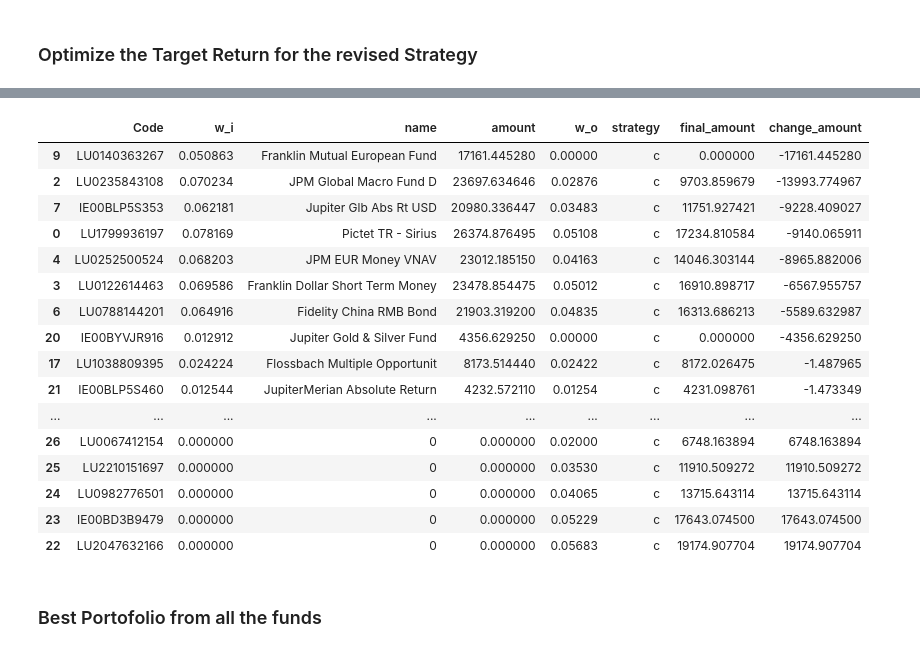
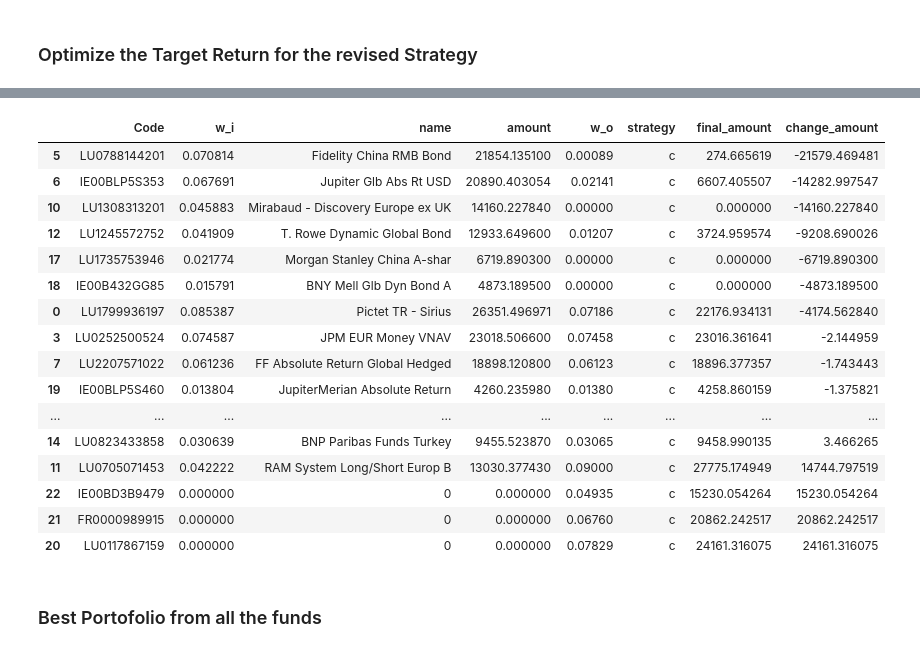
Before and after one commit to mario-s-duarte/funds-1, a Jupyter notebook: research_all_funds.ipynb, the cells around one changed output, grey strips where cells are left out. Cells and saved outputs as stored; diff of their text form; code cells hidden in the pictures.

```diff
--- a/research_all_funds.ipynb
+++ b/research_all_funds.ipynb
@@ -250,7 +259,7 @@ cvxpy.installed_solvers()
 # %% [markdown]
 ### Parameters
 # %%
-risk_free_rate = 0.0275
+risk_free_rate = 0.03
 last_n = 20
 cov_n = 130
 
@@ -327,13 +335,0 @@ if len(df_portofolio_x[df_portofolio_x['Total Signal']<0].index):
-# %%
-#####  Portofolio current weigths and performance
-
-print("### Period = {} ".format(df_quotes.index[-last_n]))
-mu = mean_historical_return(df_quotes[df_portofolio.index][-last_n:])
-S = CovarianceShrinkage(df_quotes[df_portofolio.index][-cov_n:]).ledoit_wolf()
-ef = EfficientFrontier(mu, S, solver='SCS')
-weights = df_portofolio["Amount EUR"] / df_portofolio["Amount EUR"].sum()
-ef.set_weights(weights)
-dfi = pd.DataFrame({'w':weights,'name':df_portofolio['Nome'], 'amount':df_portofolio["Amount EUR"]}).reset_index().sort_values(by='w',ascending=False)
-#print(dfi)
-print("### Curent Performance")
-ef.portfolio_performance(verbose=True, risk_free_rate=risk_free_rate)
@@ -347,6 +336,11 @@ Sharpe Ratio: 14.94
 # %% [markdown]
 ### Portfolio Optimization Functions
 # %%
+def valid_date(d: date) -> date:
+    if d in df_quotes.index:
+        return d
+    return max(dd for dd in df_quotes.index if dd <= d)
+
 def new_fund_performance(new_portfolio, new_fund, amount=5000.0, risk_free_rate=risk_free_rate, last_n=last_n, goal='max_sharpe',target=None,weight_bounds = (0,1)):
     if new_fund in new_portfolio.index:
         new_portfolio.loc[new_fund,'Amount EUR'] += amount
@@ -461,0 +442,19 @@ Number of Trendy Funds = 586
+# %%
+
+current_date = df_quotes.index.max()
+
+last_n_days = 21
+cov_n_days = 153
+
+new_portfolio = df_portofolio
+
+n_funds_to_add = 5
+max_weight = 0.09
+
+# Select relevant funds
+df_perform['2w'] = df_quotes.loc[current_date]/df_quotes.loc[valid_date(current_date - timedelta(days=14))]
+selected_funds = set(df_perform[df_perform.groupby('ft category')['2w'].transform('max')==df_perform['2w']].index)
+selected_funds |= set(df_perform[df_perform['rating'] >= 5].index)
+selected_funds &= relevant_funds
+
+print(f"Number of Selected Funds = {len(selected_funds)}")
@@ -567,9 +590,9 @@ for i, code in enumerate(df_quotes[new_p].columns):
 # %% [markdown]
 ### Optimize the Target Return for the revised Strategy
 # %%
-target_return = 0.8
-mu = mean_historical_return(df_quotes[new_p][-last_n:])
-S = CovarianceShrinkage(df_quotes[new_p][-cov_n:]).ledoit_wolf()
+#target_return = 0.8
+mu = mean_historical_return(df_quotes[new_p].loc[valid_date(current_date - timedelta(days=last_n_days)):current_date])
+S = CovarianceShrinkage(df_quotes[new_p].loc[valid_date(current_date - timedelta(days=cov_n_days)):current_date]).ledoit_wolf()
 ef = EfficientFrontier(mu, S, weight_bounds=weight_bounds, solver='SCS')
 # Limit the amount to buy
 buy_final_w = (sum([w_i for _,w_i in buy_list])*current_portfolio_amount + amount_to_buy) / final_portfolio_amount
@@ -589,20 +612,20 @@ Sharpe Ratio: 19.94
 |  | Code | w_i | name | amount | w_o | strategy | final_amount | change_amount |
-| 9 | LU0140363267 | 0.050863 | Franklin Mutual European Fund | 17161.445280 | 0.00000 | c | 0.000000 | -17161.445280 |
-| 2 | LU0235843108 | 0.070234 | JPM Global Macro Fund D | 23697.634646 | 0.02876 | c | 9703.859679 | -13993.774967 |
-| 7 | IE00BLP5S353 | 0.062181 | Jupiter Glb Abs Rt USD | 20980.336447 | 0.03483 | c | 11751.927421 | -9228.409027 |
-| 0 | LU1799936197 | 0.078169 | Pictet TR - Sirius | 26374.876495 | 0.05108 | c | 17234.810584 | -9140.065911 |
-| 4 | LU0252500524 | 0.068203 | JPM EUR Money VNAV | 23012.185150 | 0.04163 | c | 14046.303144 | -8965.882006 |
-| 3 | LU0122614463 | 0.069586 | Franklin Dollar Short Term Money | 23478.854475 | 0.05012 | c | 16910.898717 | -6567.955757 |
-| 6 | LU0788144201 | 0.064916 | Fidelity China RMB Bond | 21903.319200 | 0.04835 | c | 16313.686213 | -5589.632987 |
-| 20 | IE00BYVJR916 | 0.012912 | Jupiter Gold & Silver Fund | 4356.629250 | 0.00000 | c | 0.000000 | -4356.629250 |
-| 17 | LU1038809395 | 0.024224 | Flossbach Multiple Opportunit | 8173.514440 | 0.02422 | c | 8172.026475 | -1.487965 |
-| 21 | IE00BLP5S460 | 0.012544 | JupiterMerian Absolute Return | 4232.572110 | 0.01254 | c | 4231.098761 | -1.473349 |
+| 5 | LU0788144201 | 0.070814 | Fidelity China RMB Bond | 21854.135100 | 0.00089 | c | 274.665619 | -21579.469481 |
+| 6 | IE00BLP5S353 | 0.067691 | Jupiter Glb Abs Rt USD | 20890.403054 | 0.02141 | c | 6607.405507 | -14282.997547 |
+| 10 | LU1308313201 | 0.045883 | Mirabaud - Discovery Europe ex UK | 14160.227840 | 0.00000 | c | 0.000000 | -14160.227840 |
+| 12 | LU1245572752 | 0.041909 | T. Rowe Dynamic Global Bond | 12933.649600 | 0.01207 | c | 3724.959574 | -9208.690026 |
+| 17 | LU1735753946 | 0.021774 | Morgan Stanley China A-shar | 6719.890300 | 0.00000 | c | 0.000000 | -6719.890300 |
+| 18 | IE00B432GG85 | 0.015791 | BNY Mell Glb Dyn Bond A | 4873.189500 | 0.00000 | c | 0.000000 | -4873.189500 |
+| 0 | LU1799936197 | 0.085387 | Pictet TR - Sirius | 26351.496971 | 0.07186 | c | 22176.934131 | -4174.562840 |
+| 3 | LU0252500524 | 0.074587 | JPM EUR Money VNAV | 23018.506600 | 0.07458 | c | 23016.361641 | -2.144959 |
+| 7 | LU2207571022 | 0.061236 | FF Absolute Return Global Hedged | 18898.120800 | 0.06123 | c | 18896.377357 | -1.743443 |
+| 19 | IE00BLP5S460 | 0.013804 | JupiterMerian Absolute Return | 4260.235980 | 0.01380 | c | 4258.860159 | -1.375821 |
 | ... | ... | ... | ... | ... | ... | ... | ... | ... |
-| 26 | LU0067412154 | 0.000000 | 0 | 0.000000 | 0.02000 | c | 6748.163894 | 6748.163894 |
-| 25 | LU2210151697 | 0.000000 | 0 | 0.000000 | 0.03530 | c | 11910.509272 | 11910.509272 |
-| 24 | LU0982776501 | 0.000000 | 0 | 0.000000 | 0.04065 | c | 13715.643114 | 13715.643114 |
-| 23 | IE00BD3B9479 | 0.000000 | 0 | 0.000000 | 0.05229 | c | 17643.074500 | 17643.074500 |
-| 22 | LU2047632166 | 0.000000 | 0 | 0.000000 | 0.05683 | c | 19174.907704 | 19174.907704 |
+| 14 | LU0823433858 | 0.030639 | BNP Paribas Funds Turkey | 9455.523870 | 0.03065 | c | 9458.990135 | 3.466265 |
+| 11 | LU0705071453 | 0.042222 | RAM System Long/Short Europ B | 13030.377430 | 0.09000 | c | 27775.174949 | 14744.797519 |
+| 22 | IE00BD3B9479 | 0.000000 | 0 | 0.000000 | 0.04935 | c | 15230.054264 | 15230.054264 |
+| 21 | FR0000989915 | 0.000000 | 0 | 0.000000 | 0.06760 | c | 20862.242517 | 20862.242517 |
+| 20 | LU0117867159 | 0.000000 | 0 | 0.000000 | 0.07829 | c | 24161.316075 | 24161.316075 |
 # %% [markdown]
 ### Best Portofolio from all the funds
 # %%
```
Also changed, not shown: parts of 24 cells of this notebook, 4 other files.
